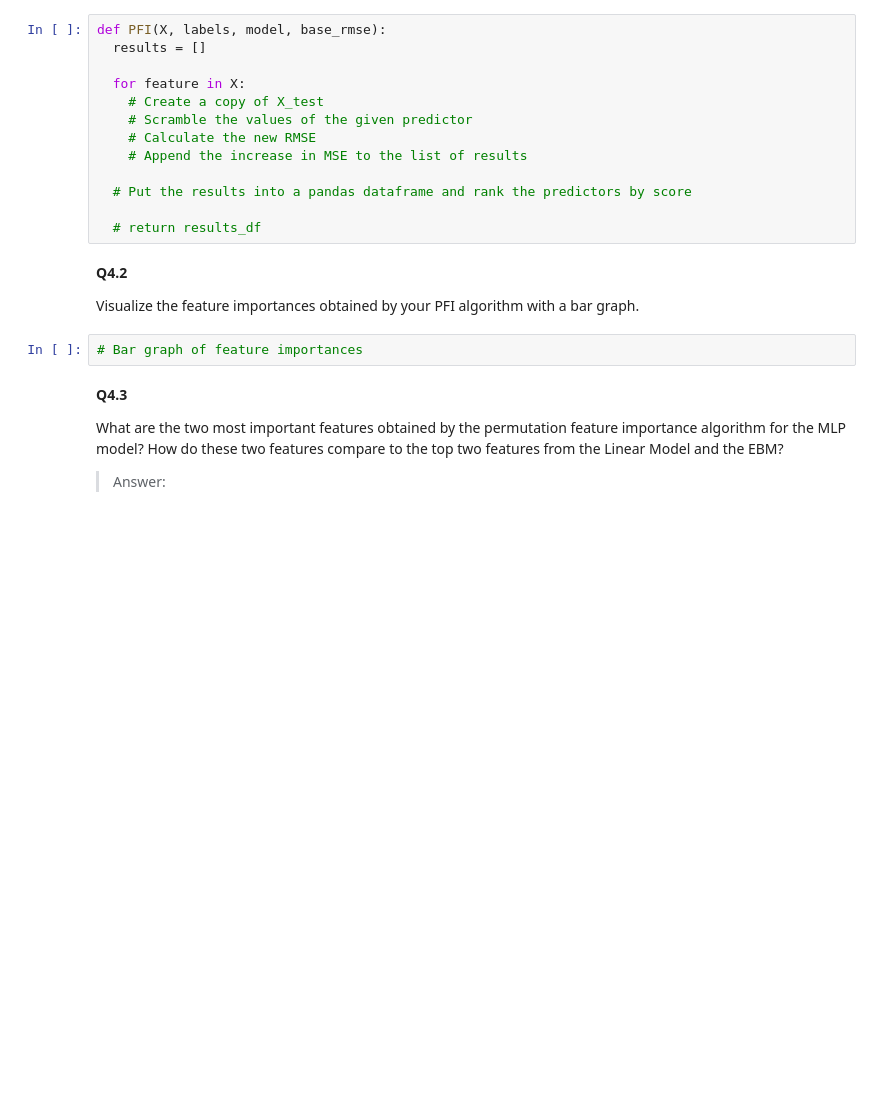
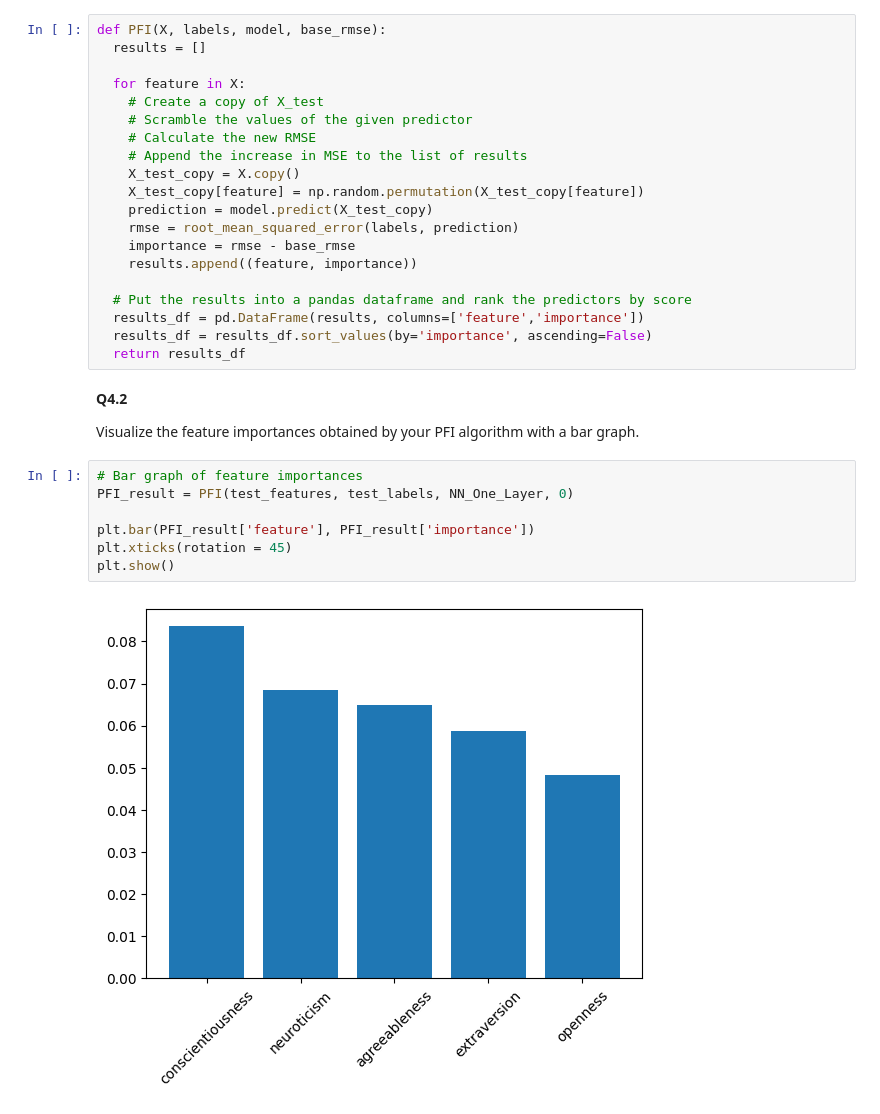
Before and after one commit to eliashendriks/HCML_Project_2, a Jupyter notebook: INFOMHCML_programming_assignment_explainability_2025_student.ipynb, the cells around one changed output. Saved outputs shown, nothing was run; the diff lists cells and outputs as text; blank space fills up the shorter version.

```diff
--- a/INFOMHCML_programming_assignment_explainability_2025_student.ipynb
+++ b/INFOMHCML_programming_assignment_explainability_2025_student.ipynb
@@ -490,19 +493,27 @@ def PFI(X, labels, model, base_rmse):
     # Scramble the values of the given predictor
     # Calculate the new RMSE
     # Append the increase in MSE to the list of results
+    X_test_copy = X.copy()
+    X_test_copy[feature] = np.random.permutation(X_test_copy[feature])
+    prediction = model.predict(X_test_copy)
+    rmse = root_mean_squared_error(labels, prediction)
+    importance = rmse - base_rmse
+    results.append((feature, importance))
 
   # Put the results into a pandas dataframe and rank the predictors by score
-
-  # return results_df
+  results_df = pd.DataFrame(results, columns=['feature','importance'])
+  results_df = results_df.sort_values(by='importance', ascending=False)
+  return results_df
 # %% [markdown]
 **Q4.2**
 
 Visualize the feature importances obtained by your PFI algorithm with a bar graph.
-# %%
-# Bar graph of feature importances
-# %% [markdown]
-**Q4.3**
-
-What are the two most important features obtained by the permutation feature importance algorithm for the MLP model? How do these two features compare to the top two features from the Linear Model and the EBM?
-
-> Answer:
+# %%
+# Bar graph of feature importances
+PFI_result = PFI(test_features, test_labels, NN_One_Layer, 0)
+
+plt.bar(PFI_result['feature'], PFI_result['importance'])
+plt.xticks(rotation = 45)
+plt.show()
+# %% [output]
+[figure, added]
```
Also changed, not shown: parts of 13 cells of this notebook.
